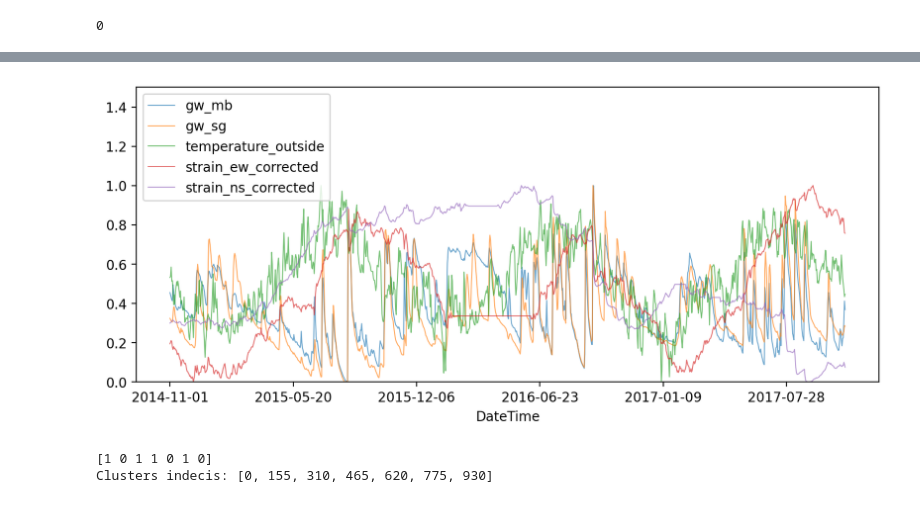
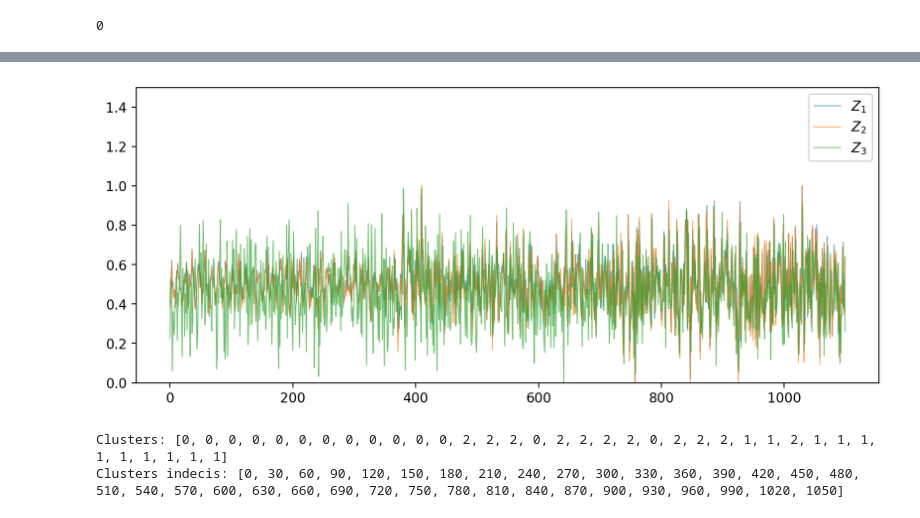
Before and after one commit to wasimahmadpk/RegimeIdentification, a Jupyter notebook: src/regimes_identification.ipynb, the cells around one changed output, grey strips where cells are left out. Cells and saved outputs as stored; diff of their text form; code cells hidden in the pictures.

```diff
--- a/src/regimes_identification.ipynb
+++ b/src/regimes_identification.ipynb
@@ -109,14 +107,14 @@ def get_regimes(data, wsize, dist_metric):
     print(f"Clusters indecis: {cluster_idx}")
     return clusters, cluster_idx
 # %%
-data = pd.read_csv(r'../datasets/moxa_data_D.csv')
-# data = pd.read_csv(r'../datasets/synthetic_datac.csv')
+# data = pd.read_csv(r'../datasets/moxa_data_D.csv')
+data = pd.read_csv(r'../datasets/synthetic_datac.csv')
 # %%
 # start, end = '2016-06-15', '2016-12-30'
 # mask = (data['DateTime'] > '2014-11-01') & (data['DateTime'] <= '2015-12-28')
 # data = data.loc[mask]
-data = data.fillna(method='pad')
-data = data.set_index('DateTime')
+# data = data.fillna(method='pad')
+# data = data.set_index('DateTime')
 # data = data[start: end]
 data.info()
 # %% [output]
@@ -186,30 +157,30 @@ tides_ns                 0
 dtype: int64
 # %%
 # toplot = [ 'rain', 'snow_load', 'pressure_outside','gw_mb', 'gw_sg', 'gw_west', 'strain_ns_corrected']
-toplot = ['gw_mb', 'gw_sg', 'temperature_outside', 'strain_ew_corrected', 'strain_ns_corrected']
-# toplot = ['Z1', 'Z2','Z3']
+# toplot = ['gw_mb', 'gw_sg', 'temperature_outside', 'strain_ew_corrected', 'strain_ns_corrected']
+toplot = ['Z1', 'Z2','Z3']
 
 for i in toplot:
     data[i].plot(use_index=True, figsize=(10, 4), linewidth=0.75, alpha=0.66)
     plt.legend(toplot)
 
 
 plt.ylim(0, 1.5)
 # plt.gcf().autofmt_xdate()
 # plt.legend(['Temperature', 'Ground Water', 'Strain_EW', 'Strain_NS'])
-# plt.legend(['$Z_{1}$', '$Z_{2}$', '$Z_{3}$'])
+plt.legend(['$Z_{1}$', '$Z_{2}$', '$Z_{3}$'])
 # plt.savefig("synreg25Apr.png")
 plt.show()
 # %% [output]
-[figure, old version]
+[figure, new version]
 # %%
-winsize = 155 # 85
+winsize = 30 # 85
 metricE = 'Euclidean'
 metricR = 'Riemannian'
 clusters, cluster_idx = get_regimes(data, winsize, metricR)
 # %% [output]
-[1 0 1 1 0 1 0]
-Clusters indecis: [0, 155, 310, 465, 620, 775, 930]
+Clusters: [0, 0, 0, 0, 0, 0, 0, 0, 0, 0, 0, 0, 2, 2, 2, 0, 2, 2, 2, 2, 0, 2, 2, 2, 1, 1, 2, 1, 1, 1, 1, 1, 1, 1, 1, 1]
+Clusters indecis: [0, 30, 60, 90, 120, 150, 180, 210, 240, 270, 300, 330, 360, 390, 420, 450, 480, 510, 540, 570, 600, 630, 660, 690, 720, 750, 780, 810, 840, 870, 900, 930, 960, 990, 1020, 1050]
 # %%
 clusters_extended = []
 
```
Also changed, not shown: parts of 9 cells of this notebook.
